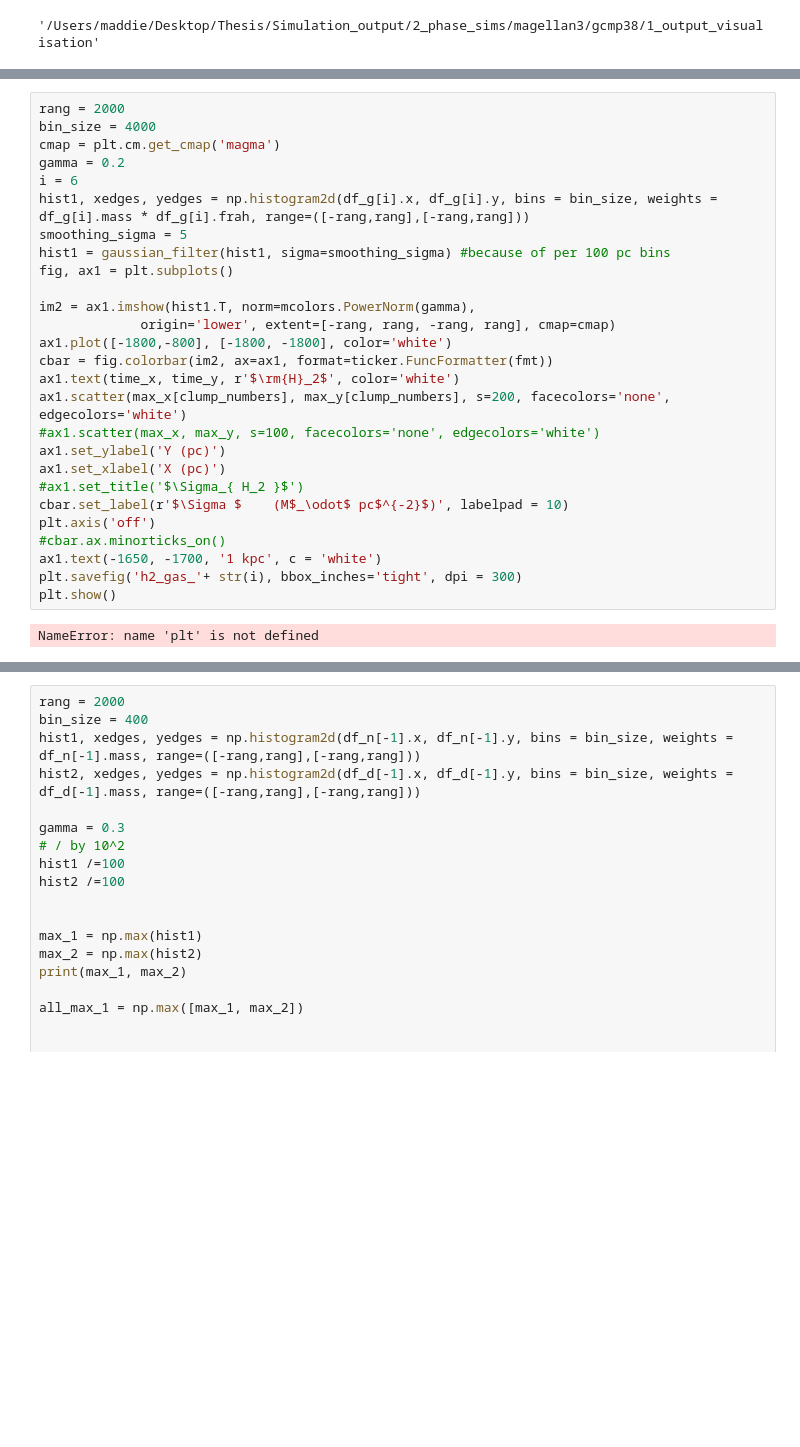
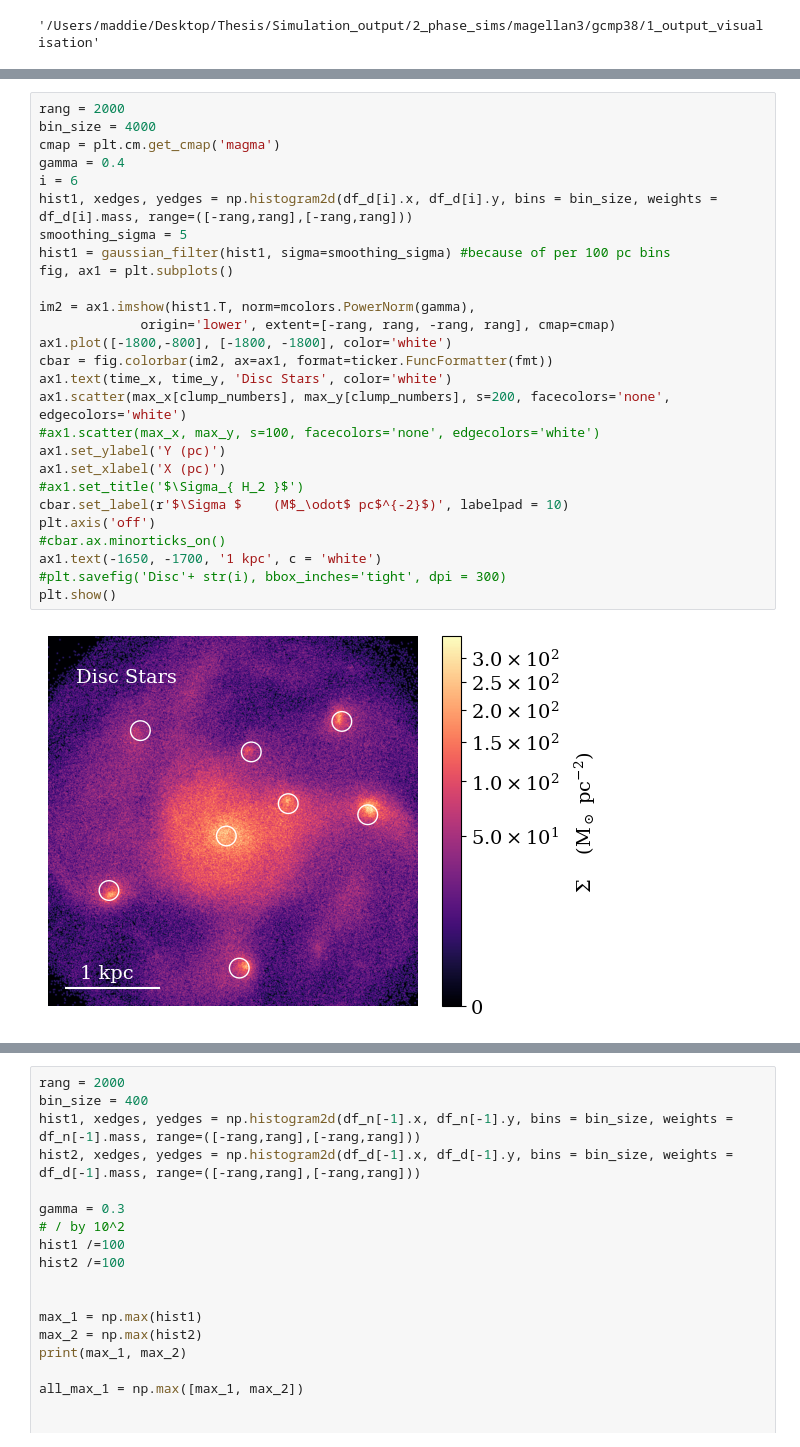
Before and after one commit to madeleine-mckenzie/mPhys, a Jupyter notebook: project_2/jupyter_scripts/2_phase_import3.ipynb, the cells around one changed output, grey strips where cells are left out. Saved outputs shown, nothing was run; the diff lists cells and outputs as text; blank space fills up the shorter version.

```diff
--- a/project_2/jupyter_scripts/2_phase_import3.ipynb
+++ b/project_2/jupyter_scripts/2_phase_import3.ipynb
@@ -1920,30 +1852,30 @@ NameError: name 'np' is not defined
 # %%
 rang = 2000
 bin_size = 4000
 cmap = plt.cm.get_cmap('magma')
-gamma = 0.2
+gamma = 0.4
 i = 6
-hist1, xedges, yedges = np.histogram2d(df_g[i].x, df_g[i].y, bins = bin_size, weights = df_g[i].mass * df_g[i].frah, range=([-rang,rang],[-rang,rang]))
+hist1, xedges, yedges = np.histogram2d(df_d[i].x, df_d[i].y, bins = bin_size, weights = df_d[i].mass, range=([-rang,rang],[-rang,rang]))
 smoothing_sigma = 5
 hist1 = gaussian_filter(hist1, sigma=smoothing_sigma) #because of per 100 pc bins
 fig, ax1 = plt.subplots()
 
 im2 = ax1.imshow(hist1.T, norm=mcolors.PowerNorm(gamma),
              origin='lower', extent=[-rang, rang, -rang, rang], cmap=cmap)
 ax1.plot([-1800,-800], [-1800, -1800], color='white')
 cbar = fig.colorbar(im2, ax=ax1, format=ticker.FuncFormatter(fmt))
-ax1.text(time_x, time_y, r'$\rm{H}_2$', color='white')
+ax1.text(time_x, time_y, 'Disc Stars', color='white')
 ax1.scatter(max_x[clump_numbers], max_y[clump_numbers], s=200, facecolors='none', edgecolors='white')
 #ax1.scatter(max_x, max_y, s=100, facecolors='none', edgecolors='white')
 ax1.set_ylabel('Y (pc)')
 ax1.set_xlabel('X (pc)')
 #ax1.set_title('$\Sigma_{ H_2 }$')
 cbar.set_label(r'$\Sigma $    (M$_\odot$ pc$^{-2}$)', labelpad = 10)
 plt.axis('off')
 #cbar.ax.minorticks_on()
 ax1.text(-1650, -1700, '1 kpc', c = 'white')
-plt.savefig('h2_gas_'+ str(i), bbox_inches='tight', dpi = 300)
+#plt.savefig('Disc'+ str(i), bbox_inches='tight', dpi = 300)
 plt.show()
 # %% [output]
-NameError: name 'plt' is not defined
+[figure, added]
 # %%
```
Also changed, not shown: parts of 26 cells of this notebook.
